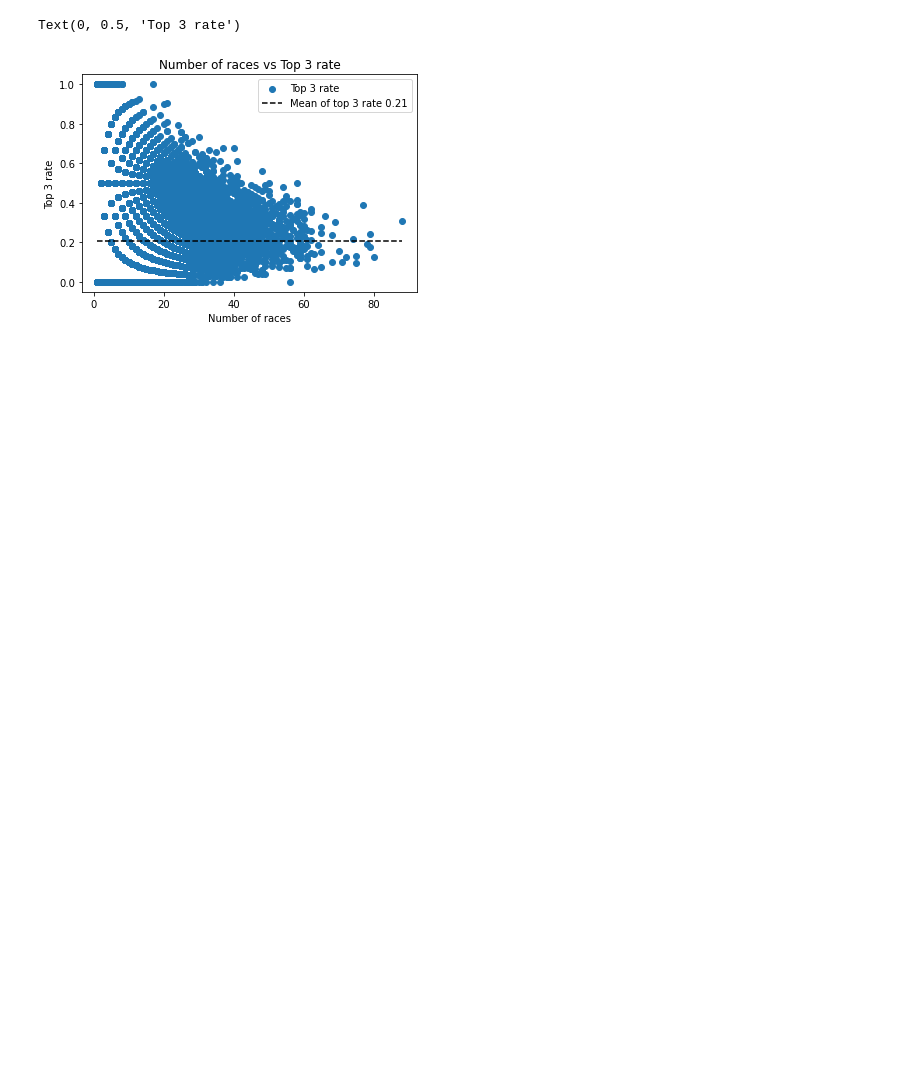
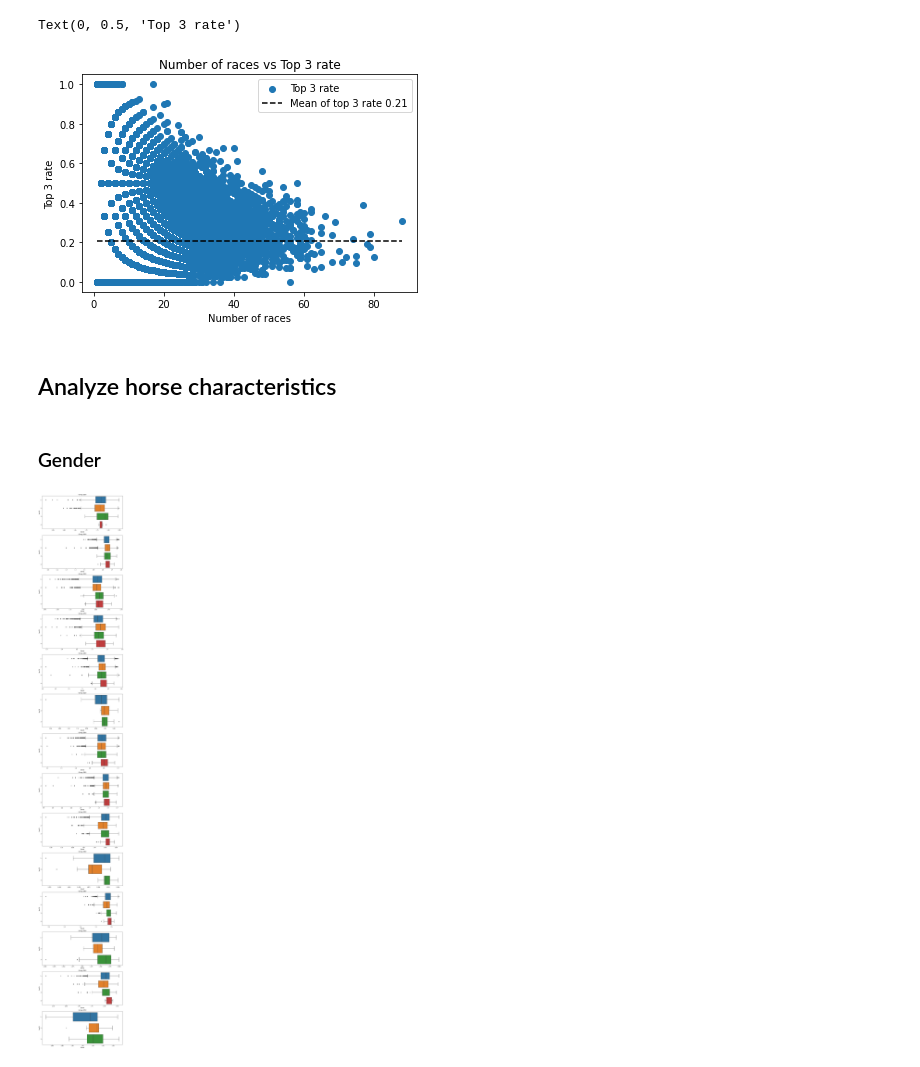
Before and after one commit to danhngan/Horse_racing_prediction, a Jupyter notebook: notebook/cleaning_EDA.ipynb, the cells around one changed output. Saved outputs shown, nothing was run; the diff lists cells and outputs as text; code cells hidden in the pictures; blank space fills up the shorter version.

Commit message:
add analyze horse characteristics part

```diff
--- a/notebook/cleaning_EDA.ipynb
+++ b/notebook/cleaning_EDA.ipynb
@@ -245,3 +259,5 @@ plt.ylabel('Top 3 rate')
 # %% [output]
 Text(0, 0.5, 'Top 3 rate')
 [figure]
+# %% [markdown]
+## Analyze horse characteristics
@@ -247,0 +274,23 @@ Text(0, 0.5, 'Top 3 rate')
+# %%
+
+df_group_ = df.groupby('TrackCD', dropna=True) # drop rows with nan values
+groups_ = list(df_group_.groups.keys())
+horse_performance_groups = {}
+for group in groups_:
+    horse_performance_groups[group] = df_group_.get_group(group).groupby('KettoNum').agg({'SexCD':gender_identify,
+                                                                                        'HinsyuCD':'min',
+                                                                                        'KeiroCD':'min',
+                                                                                        'TozaiCD': 'min',
+                                                                                        'Top 1':'sum',
+                                                                                        'Top 3': 'sum',
+                                                                                        'Speed': 'mean'})
+# %% [markdown]
+### Gender
+# %%
+plt.figure(figsize=(12,df_group_.ngroups*6))
+for idx, group in enumerate(groups_):
+    plt.subplot(df_group_.ngroups, 1, idx+1)
+    ax = sns.boxplot(data=horse_performance_groups[group], x='Speed', y='SexCD', orient='h')
+    plt.title(f'Group {group}')
+# %% [output]
+[figure, added]
```
Also changed, not shown: parts of 6 cells of this notebook.
